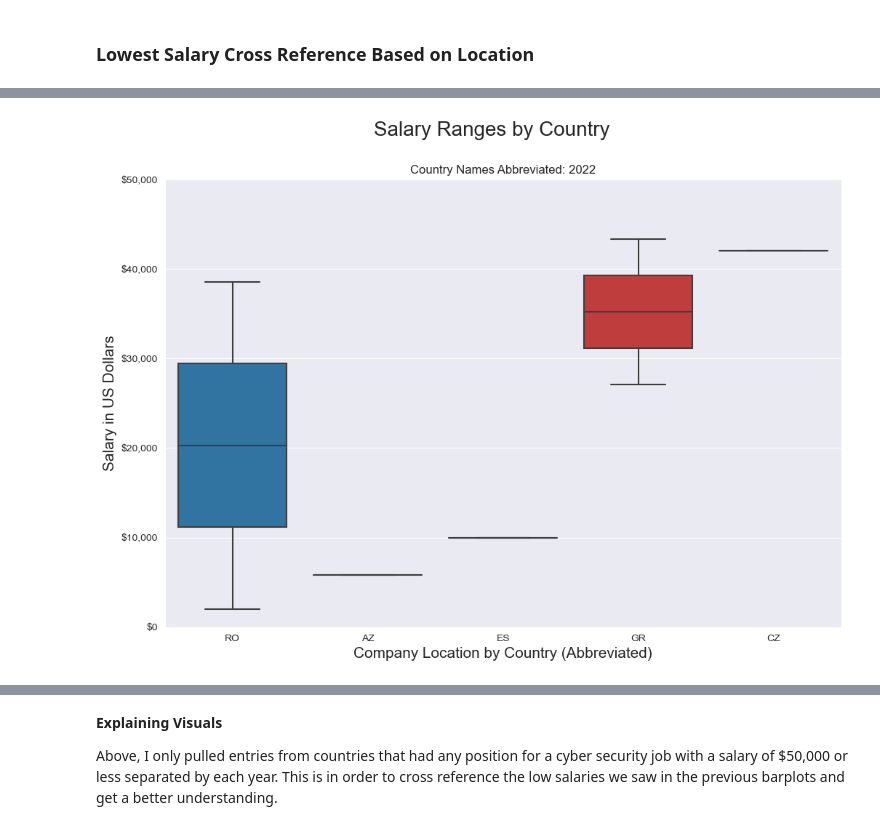
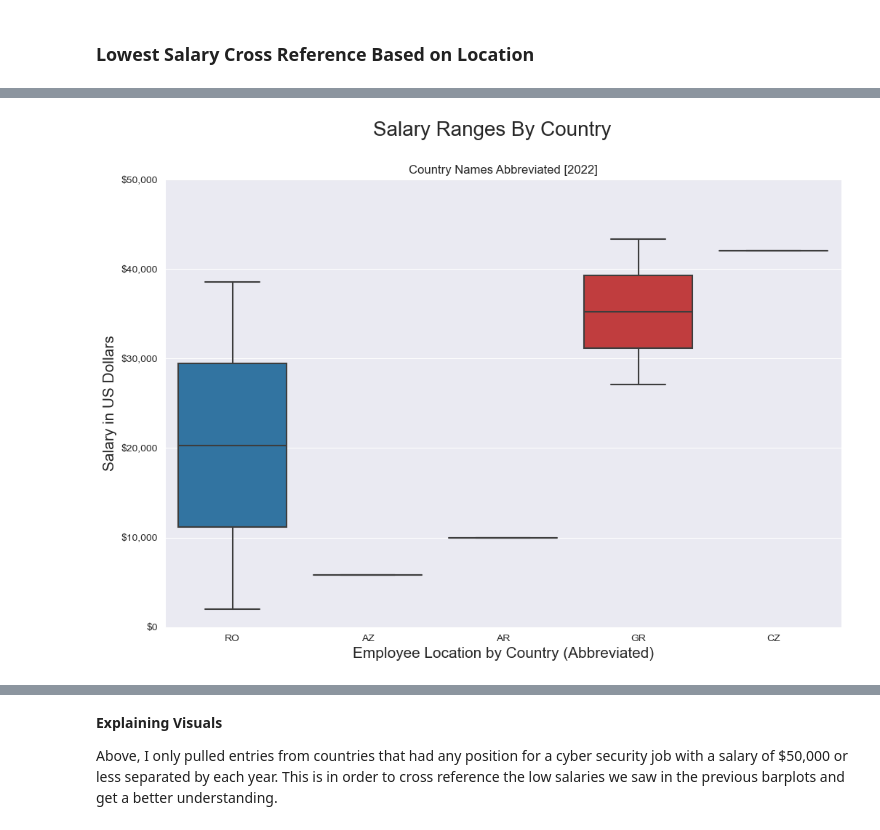
Before and after one commit to SantosAbimaelRomero/Cyber-Security-Salaries, a Jupyter notebook: Cyber Security Salary Presentation.ipynb, the cells around one changed output, grey strips where cells are left out. Saved outputs shown, nothing was run; the diff lists cells and outputs as text; code cells hidden in the pictures.

```diff
--- a/Cyber Security Salary Presentation.ipynb
+++ b/Cyber Security Salary Presentation.ipynb
@@ -384,5 +404,5 @@ df_2022_low = df_2022.loc[df_2022['job_title'] == 'Penetration Tester']
 # %%
-def locsal(data, location):
+def locsal(data, form, location):
     fig, ax = plt.subplots(figsize=(12, 8))
     price_fmt = mpl.ticker.StrMethodFormatter('${x:,.0f}')
     ax.yaxis.set_major_formatter(price_fmt)
@@ -391,7 +411,7 @@ def locsal(data, location):
 
     sns.boxplot(data=data, x=location, y='salary_in_usd')
     ax.set_ylim(bottom=0, top=50000)
-    ax.set_xlabel(f'{} Location by Country (Abbreviated)', fontsize=15)
+    ax.set_xlabel(f'{form} Location by Country (Abbreviated)', fontsize=15)
     ax.set_ylabel('Salary in US Dollars', fontsize=15)
     plt.title(f"Country Names Abbreviated {pd.unique(data['work_year'])}", fontsize=12)
     plt.suptitle('Salary Ranges By Country', fontsize=20);
@@ -402,4 +418,4 @@ locsal(df_2022_low, 'employee_residence')
-# %%
-locsal(df_2022_low, 'company_location', '2022')
-# %% [output]
-[figure, removed]
+# %%
+locsal(df_2022_low, 'Employee', 'employee_residence')
+# %% [output]
+[figure, added]
```
Also changed, not shown: parts of 16 cells of this notebook.
